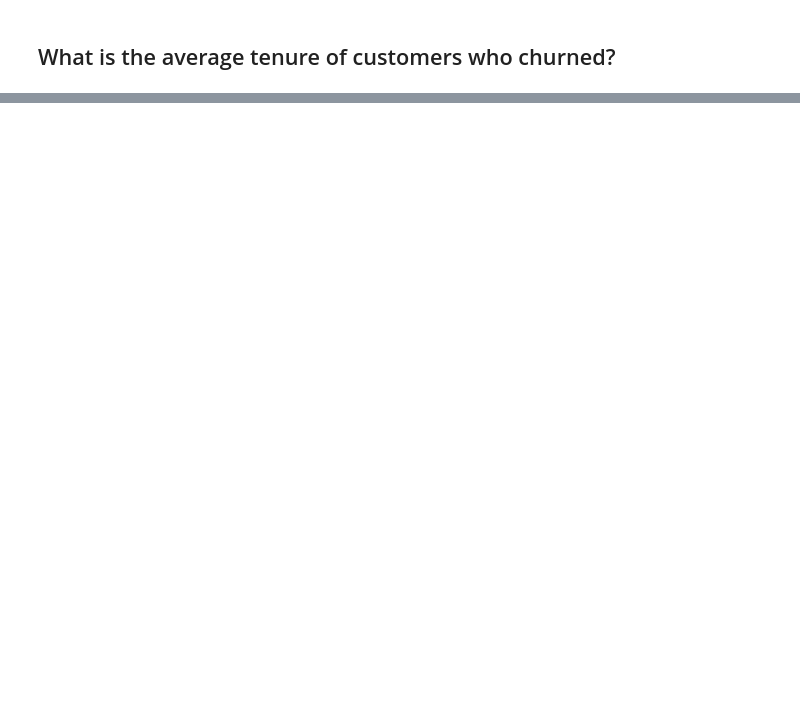
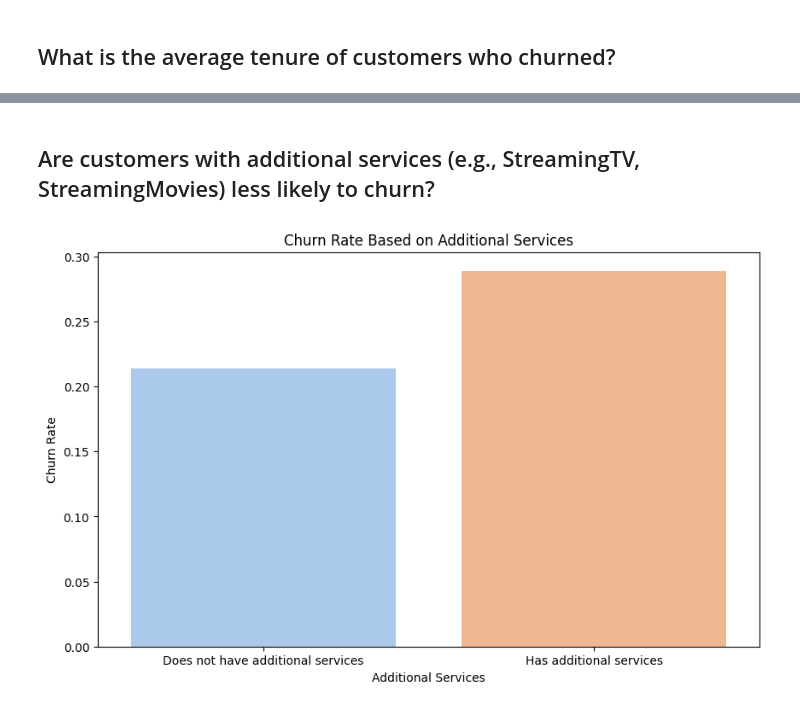
Before and after one commit to bbrauser/Churn_Analysis, a Jupyter notebook: notebooks/churn_analysis.ipynb, the cells around one changed output, grey strips where cells are left out. Drawn from its saved outputs; the diff is of its cells as text; code cells hidden in the pictures; blank space fills up the shorter version.

```diff
--- a/notebooks/churn_analysis.ipynb
+++ b/notebooks/churn_analysis.ipynb
@@ -43,0 +116,21 @@ gender
+# %% [markdown]
+## Are customers with additional services (e.g., StreamingTV, StreamingMovies) less likely to churn?
+# %%
+# List of additional services
+additional_services = ['OnlineSecurity', 'OnlineBackup', 'DeviceProtection', 'TechSupport', 'StreamingTV', 'StreamingMovies']
+
+# Create a new column 'AdditionalServices' indicating if a customer has any additional service
+df['AdditionalServices'] = df[additional_services].apply(lambda row: 'Has additional services' if any(row == 'Yes') else 'Does not have additional services', axis=1)
+
+# Calculate churn rate based on the presence of additional services
+churn_by_services = df.groupby('AdditionalServices')['Churn'].value_counts(normalize=True).unstack()
+
+# Visualize the churn rate based on additional services
+plt.figure(figsize=(10, 6))
+sns.barplot(x=churn_by_services.index, y=churn_by_services['Yes'], palette='pastel')
+plt.title('Churn Rate Based on Additional Services')
+plt.xlabel('Additional Services')
+plt.ylabel('Churn Rate')
+plt.show()
+# %% [output]
+[figure, added]
```
Also changed, not shown: parts of 24 cells of this notebook, 5 other files.
